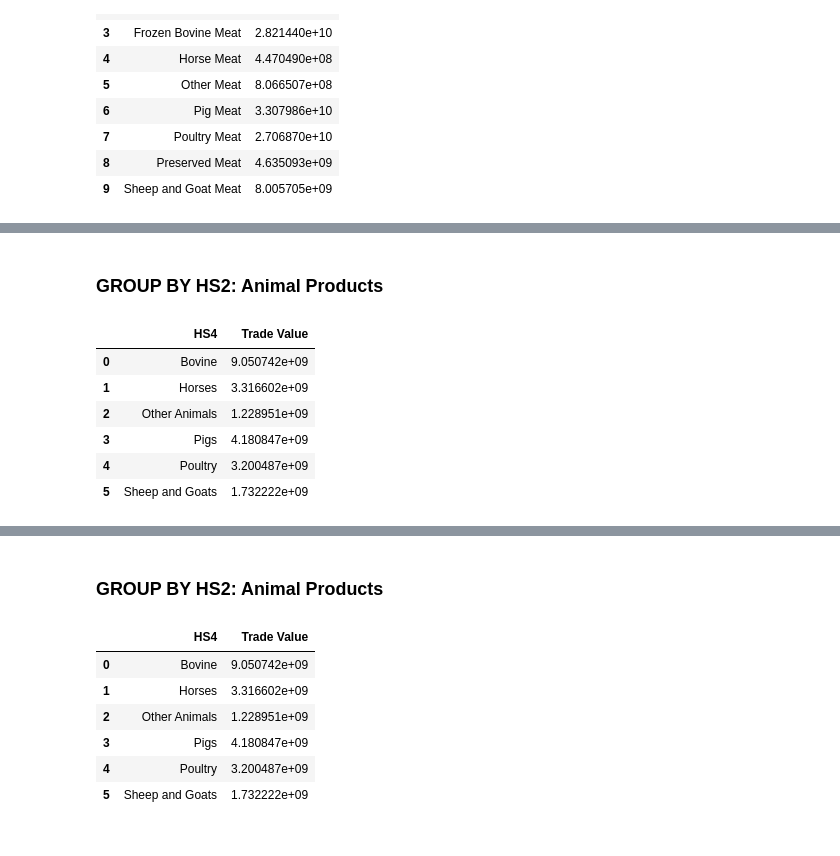
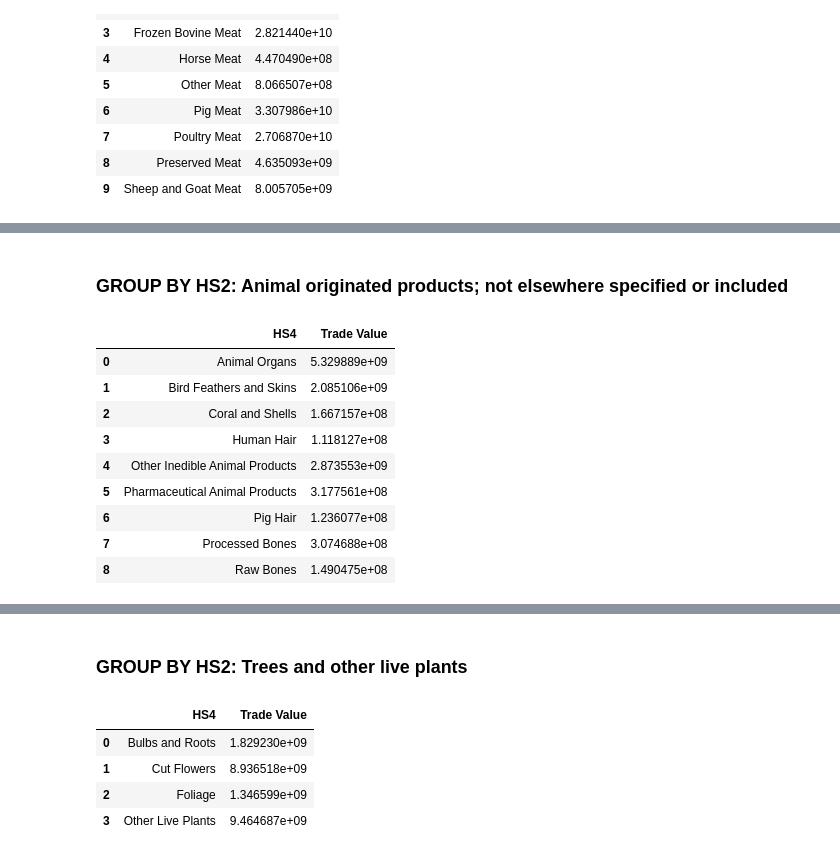
Before and after one commit to Utpal-Mishra/Zerve, a Jupyter notebook: ZerveRelatedProducts.ipynb, the cells around one changed output, grey strips where cells are left out. Cells and saved outputs as stored; diff of their text form; code cells hidden in the pictures.

```diff
--- a/ZerveRelatedProducts.ipynb
+++ b/ZerveRelatedProducts.ipynb
@@ -866,18 +927,21 @@ fig.show()
 # %% [markdown]
-### **GROUP BY HS2: Animal Products**
+### **GROUP BY HS2: Animal originated products; not elsewhere specified or included**
 # %%
 dt = data[["HS2", 'HS4', 'Trade Value']]
-dt = dt[dt["HS2"] == 'Live animals']
+dt = dt[dt["HS2"] == 'Animal originated products; not elsewhere specified or included']
 dt = dt.groupby(['HS4']).sum().reset_index()
 dt
 # %% [output]
 |  | HS4 | Trade Value |
-| 0 | Bovine | 9.050742e+09 |
-| 1 | Horses | 3.316602e+09 |
-| 2 | Other Animals | 1.228951e+09 |
-| 3 | Pigs | 4.180847e+09 |
-| 4 | Poultry | 3.200487e+09 |
-| 5 | Sheep and Goats | 1.732222e+09 |
+| 0 | Animal Organs | 5.329889e+09 |
+| 1 | Bird Feathers and Skins | 2.085106e+09 |
+| 2 | Coral and Shells | 1.667157e+08 |
+| 3 | Human Hair | 1.118127e+08 |
+| 4 | Other Inedible Animal Products | 2.873553e+09 |
+| 5 | Pharmaceutical Animal Products | 3.177561e+08 |
+| 6 | Pig Hair | 1.236077e+08 |
+| 7 | Processed Bones | 3.074688e+08 |
+| 8 | Raw Bones | 1.490475e+08 |
 # %%
 def barplot(data):
   fig = px.bar(dt, x=dt.HS4, y=dt['Trade Value'], color=dt.HS4)
@@ -899,17 +963,15 @@ fig.show()
 # %% [output]
 [interactive output not drawn]
 # %% [markdown]
-### **GROUP BY HS2: Animal Products**
+### **GROUP BY HS2: Trees and other live plants**
 # %%
 dt = data[["HS2", 'HS4', 'Trade Value']]
-dt = dt[dt["HS2"] == 'Live animals']
+dt = dt[dt["HS2"] == 'Trees and other live plants']
 dt = dt.groupby(['HS4']).sum().reset_index()
 dt
 # %% [output]
 |  | HS4 | Trade Value |
-| 0 | Bovine | 9.050742e+09 |
-| 1 | Horses | 3.316602e+09 |
-| 2 | Other Animals | 1.228951e+09 |
-| 3 | Pigs | 4.180847e+09 |
-| 4 | Poultry | 3.200487e+09 |
-| 5 | Sheep and Goats | 1.732222e+09 |
+| 0 | Bulbs and Roots | 1.829230e+09 |
+| 1 | Cut Flowers | 8.936518e+09 |
+| 2 | Foliage | 1.346599e+09 |
+| 3 | Other Live Plants | 9.464687e+09 |
```
Also changed, not shown: parts of 97 cells of this notebook.
